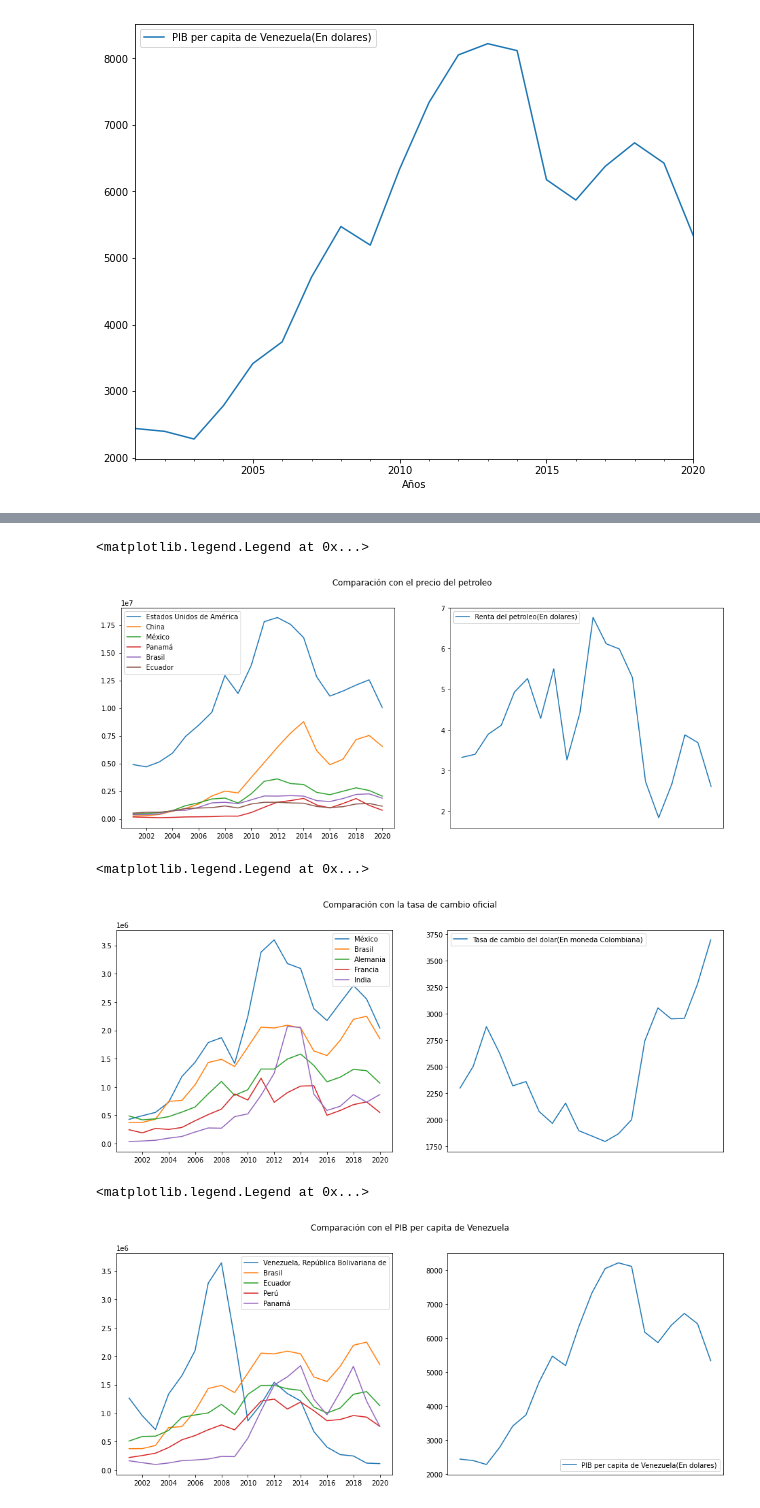
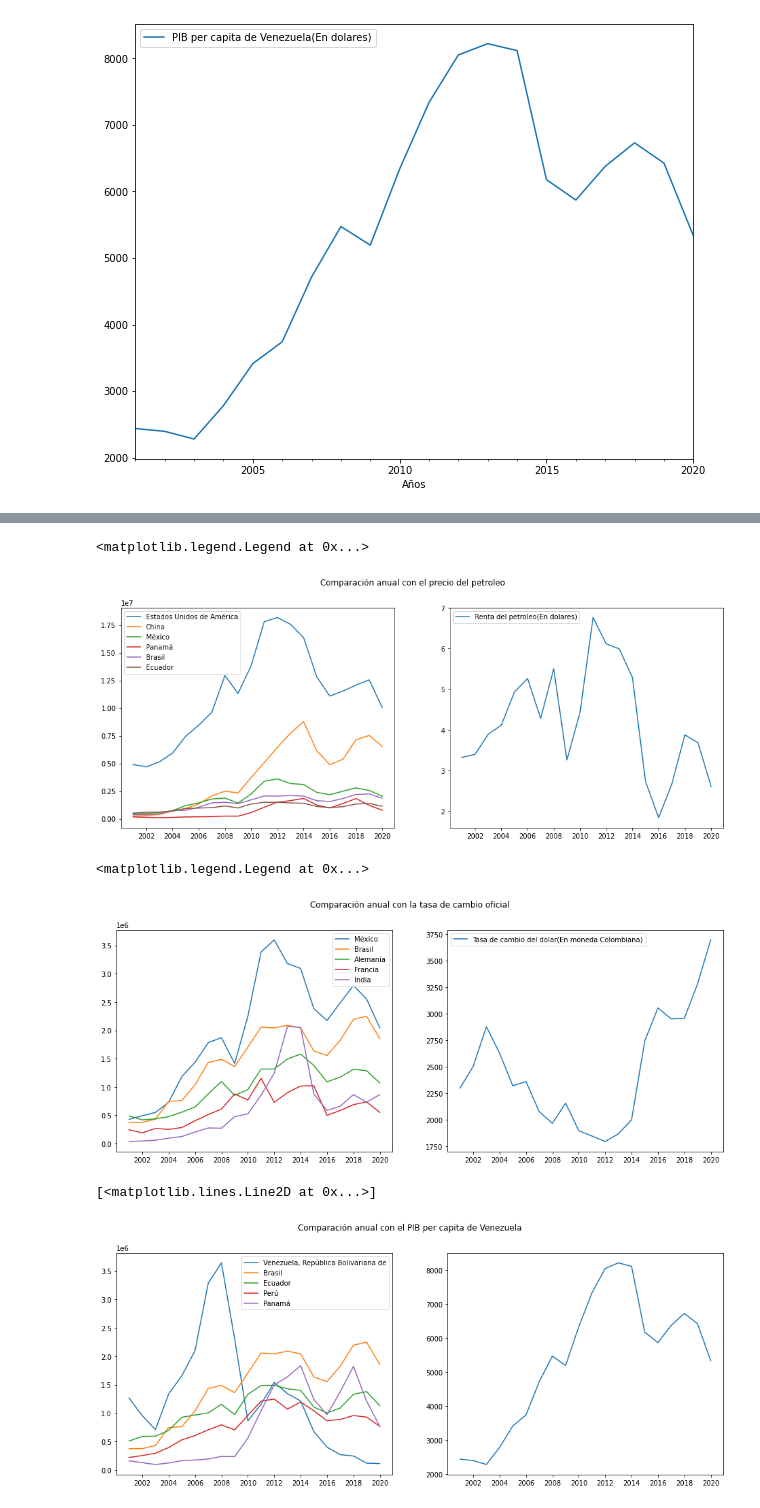
Before and after one commit to LuchoValr/Semillero, a Jupyter notebook: Proyecto_semillero_Avance1.ipynb, the cells around one changed output, grey strips where cells are left out. Cells and saved outputs as stored; diff of their text form; code cells hidden in the pictures.

```diff
--- a/Proyecto_semillero_Avance1.ipynb
+++ b/Proyecto_semillero_Avance1.ipynb
@@ -213,33 +225,30 @@ f3=pibcap_ven5.plot(figsize=(10, 8))
 # %%
 fig, (ax1,ax2) = plt.subplots(1,2, figsize=(16,6))
-fig.suptitle('Comparación con el precio del petroleo')
+fig.suptitle('Comparación anual con el precio del petroleo')
 ax1.plot(business_partners2[['Estados Unidos de América','China','México','Panamá','Brasil','Ecuador']])
 ax1.legend(('Estados Unidos de América','China','México','Panamá','Brasil','Ecuador'),prop = {'size': 10}, loc='upper left')
-plt.xticks(range(len(rent_oil5.columns.values)),rent_oil5.columns.values)
 ax2.plot(rent_oil5)
-ax2.legend(rent_oil5.columns.values)
+ax2.legend(['Renta del petroleo(En dolares)'],prop = {'size': 10},loc='upper left')
 # %% [output]
 <matplotlib.legend.Legend at 0x...>
-[figure, old version]
+[figure, new version]
 # %%
 fig, (ax1,ax2) = plt.subplots(1,2, figsize=(16,6))
-fig.suptitle('Comparación con la tasa de cambio oficial')
+fig.suptitle('Comparación anual con la tasa de cambio oficial')
 ax1.plot(expo_partners2[['México','Brasil','Alemania','Francia','India']])
 ax1.legend(('México','Brasil','Alemania','Francia','India'),prop = {'size': 10}, loc='upper right')
-plt.xticks(range(len(price_dollar5.columns.values)),price_dollar5.columns.values)
 ax2.plot(price_dollar5)
-ax2.legend(price_dollar5.columns.values)
+ax2.legend(['Tasa de cambio del dolar(En moneda Colombiana)'],prop = {'size': 10},loc='upper left')
 # %% [output]
 <matplotlib.legend.Legend at 0x...>
-[figure, old version]
+[figure, new version]
 # %%
+#Incompleta
 fig, (ax1,ax2) = plt.subplots(1,2, figsize=(16,6))
-fig.suptitle('Comparación con el PIB per capita de Venezuela')
+fig.suptitle('Comparación anual con el PIB per capita de Venezuela')
 ax1.plot(frontier_partners2[['Venezuela, República Bolivariana de','Brasil','Ecuador','Perú','Panamá']])
 ax1.legend(('Venezuela, República Bolivariana de','Brasil','Ecuador','Perú','Panamá'),prop = {'size': 10}, loc='upper right')
-plt.xticks(range(len(pibcap_ven5.columns.values)),pibcap_ven5.columns.values)
 ax2.plot(pibcap_ven5)
-ax2.legend(pibcap_ven5.columns.values)
 # %% [output]
-<matplotlib.legend.Legend at 0x...>
+[<matplotlib.lines.Line2D at 0x...>]
-[figure, old version]
+[figure, new version]
```
Also changed, not shown: parts of 3 cells of this notebook.
